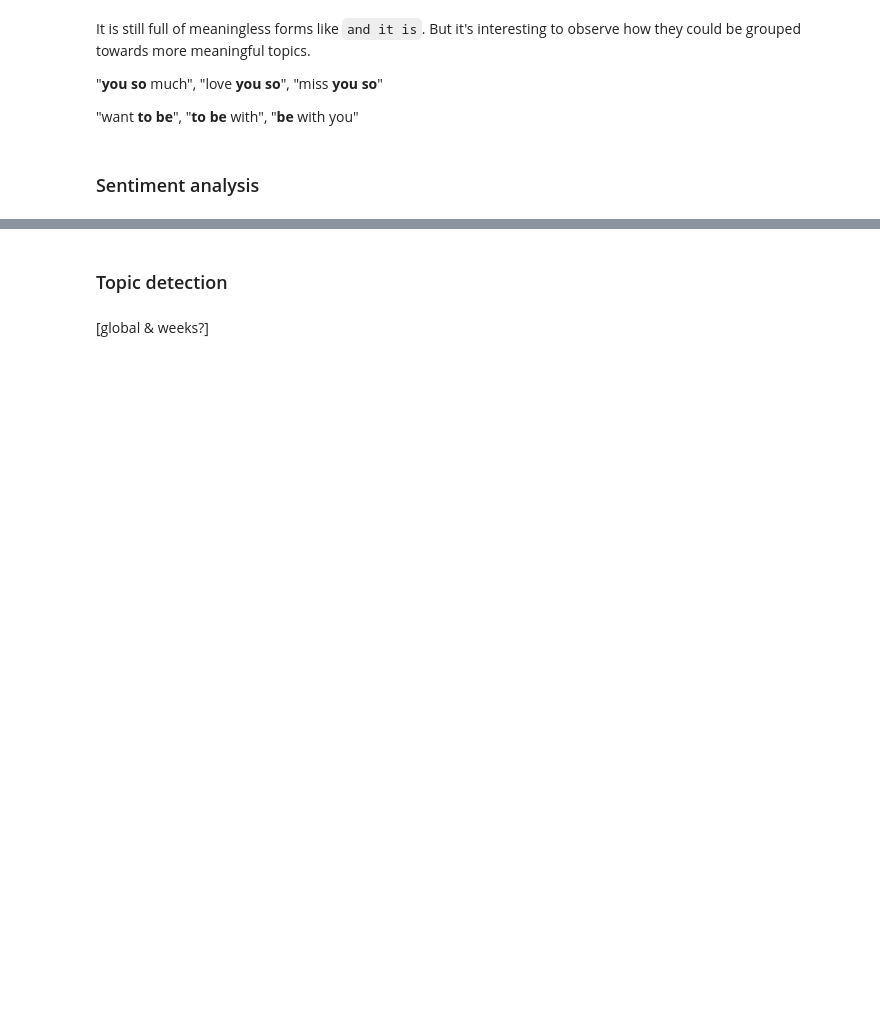
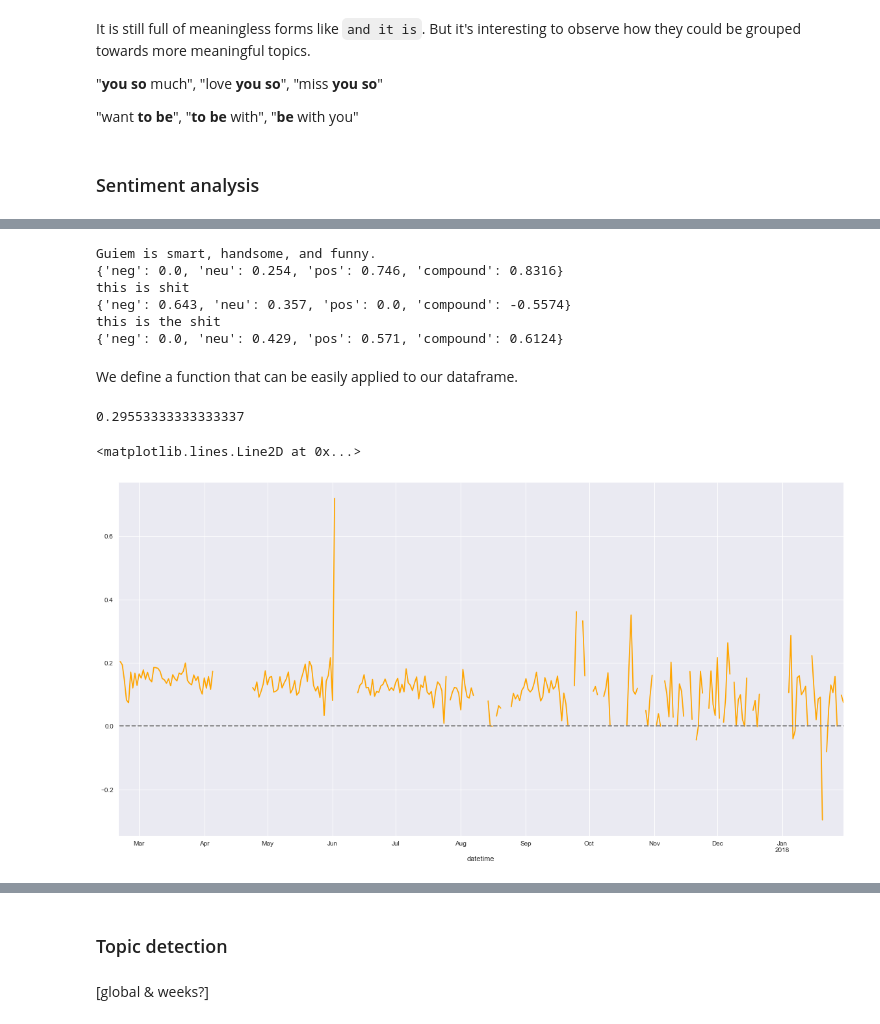
Before and after one commit to guiem/my_notebooks, a Jupyter notebook: anniversary/anniversary.ipynb, the cells around one changed output, grey strips where cells are left out. Drawn from its saved outputs; the diff is of its cells as text; code cells hidden in the pictures; blank space fills up the shorter version.

Commit message:
Sentiment analysis section done for now

```diff
--- a/anniversary/anniversary.ipynb
+++ b/anniversary/anniversary.ipynb
@@ -759,0 +767,37 @@ It is still full of meaningless forms like `and it is`. But it's interesting to
+# %%
+for sentence in sentences:
+    print sentence
+    ss = sid.polarity_scores(sentence)
+    print ss
+# %% [output]
+Guiem is smart, handsome, and funny.
+{'neg': 0.0, 'neu': 0.254, 'pos': 0.746, 'compound': 0.8316}
+this is shit
+{'neg': 0.643, 'neu': 0.357, 'pos': 0.0, 'compound': -0.5574}
+this is the shit
+{'neg': 0.0, 'neu': 0.429, 'pos': 0.571, 'compound': 0.6124}
+# %% [markdown]
+We define a function that can be easily applied to our dataframe.
+# %%
+def compound_senti(sentences,sid):
+    if sentences and type(sentences) == type([]):
+        compounds = []
+        for sentence in sentences:
+            compounds.append(sid.polarity_scores(sentence).get('compound'))
+        return np.array(compounds).mean()
+    else:
+        return np.nan
+# %%
+compound_senti(sentences,sid)
+# %% [output]
+0.29553333333333337
+# %%
+df['senti'] = df.text_normalized_stop.apply(compound_senti,sid=sid)
+# %%
+senti_days = df.groupby(pd.Grouper(key="datetime", freq='D'))['senti'].mean()
+# %%
+senti_days.plot(figsize=(20,10),color='orange')
+plt.axhline(y=0.0, xmin=-1, xmax=1, hold=None,color='gray',linestyle='--')
+# %% [output]
+<matplotlib.lines.Line2D at 0x...>
+[figure, added]
```
Also changed, not shown: parts of 22 cells of this notebook, 4 other files.
